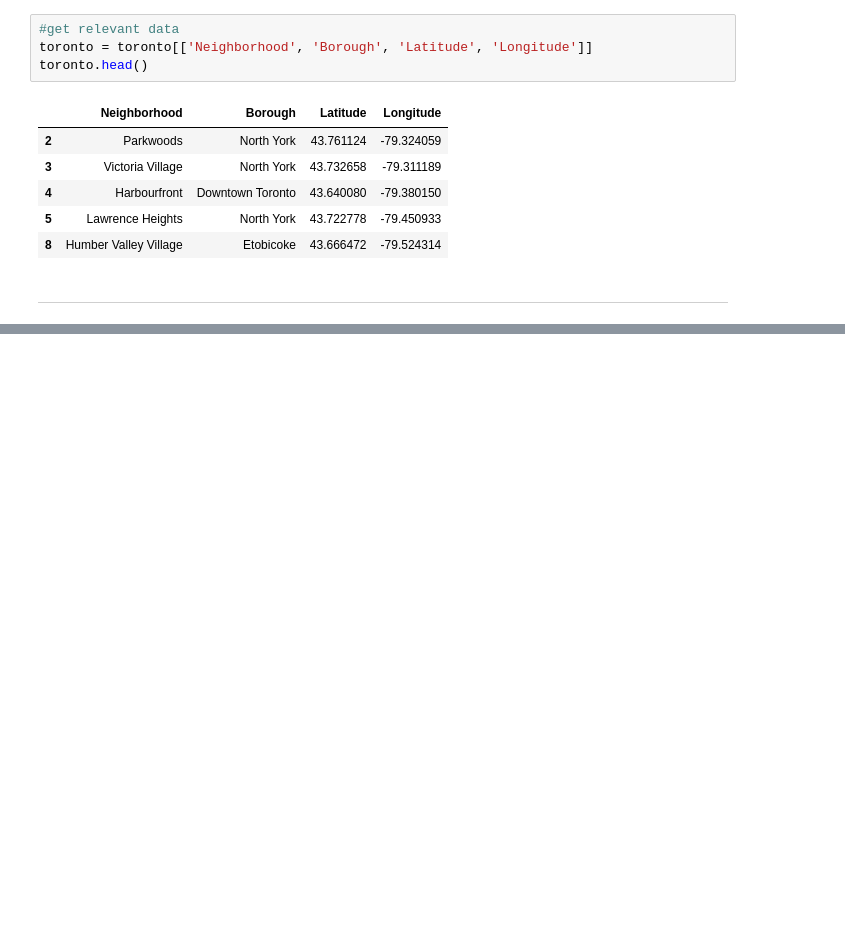
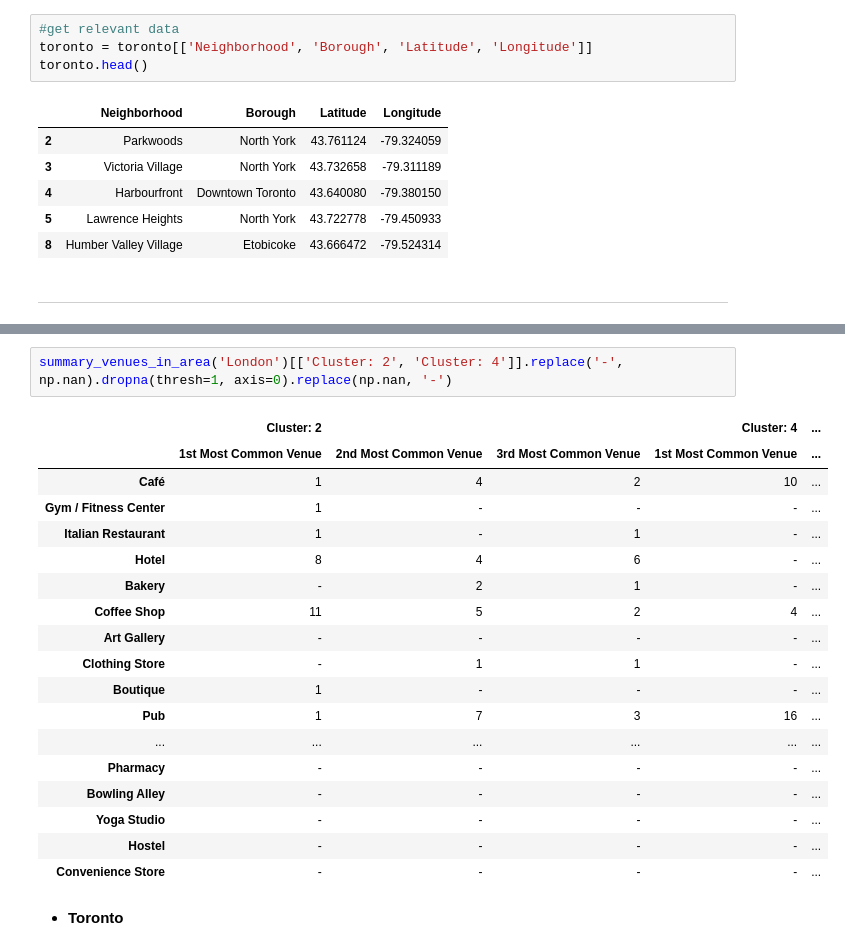
Before and after one commit to jbardowski/Coursera_Capstone, a Jupyter notebook: Final_assignment.ipynb, the cells around one changed output, grey strips where cells are left out. Cells and saved outputs as stored; diff of their text form; blank space fills up the shorter version.

```diff
--- a/Final_assignment.ipynb
+++ b/Final_assignment.ipynb
@@ -273,0 +815,23 @@ four_sqr_queries
+# %%
+summary_venues_in_area('London')[['Cluster: 2', 'Cluster: 4']].replace('-', np.nan).dropna(thresh=1, axis=0).replace(np.nan, '-')
+# %% [output]
+|  | Cluster: 2 |  |  | Cluster: 4 | ... |
+|  | 1st Most Common Venue | 2nd Most Common Venue | 3rd Most Common Venue | 1st Most Common Venue | ... |
+| Café | 1 | 4 | 2 | 10 | ... |
+| Gym / Fitness Center | 1 | - | - | - | ... |
+| Italian Restaurant | 1 | - | 1 | - | ... |
+| Hotel | 8 | 4 | 6 | - | ... |
+| Bakery | - | 2 | 1 | - | ... |
+| Coffee Shop | 11 | 5 | 2 | 4 | ... |
+| Art Gallery | - | - | - | - | ... |
+| Clothing Store | - | 1 | 1 | - | ... |
+| Boutique | 1 | - | - | - | ... |
+| Pub | 1 | 7 | 3 | 16 | ... |
+| ... | ... | ... | ... | ... | ... |
+| Pharmacy | - | - | - | - | ... |
+| Bowling Alley | - | - | - | - | ... |
+| Yoga Studio | - | - | - | - | ... |
+| Hostel | - | - | - | - | ... |
+| Convenience Store | - | - | - | - | ... |
+# %% [markdown]
+- **Toronto**
```
Also changed, not shown: parts of 107 cells of this notebook, 5 other files.
